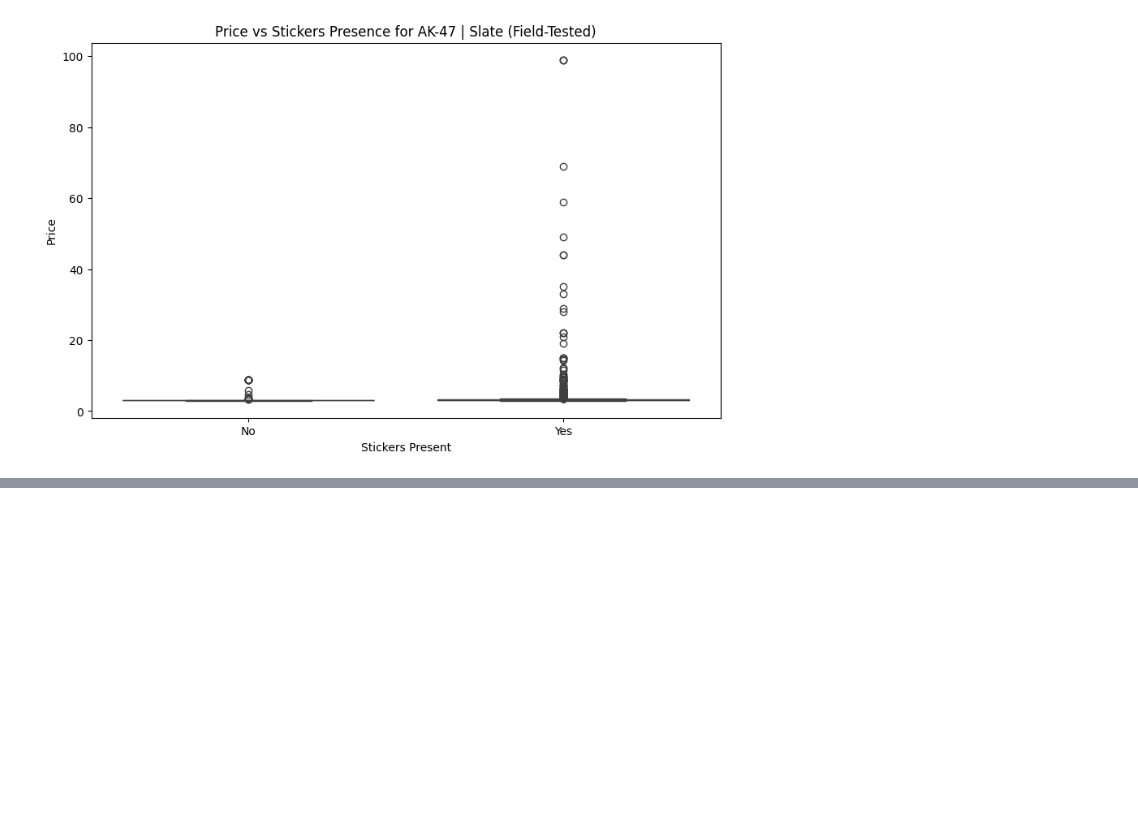
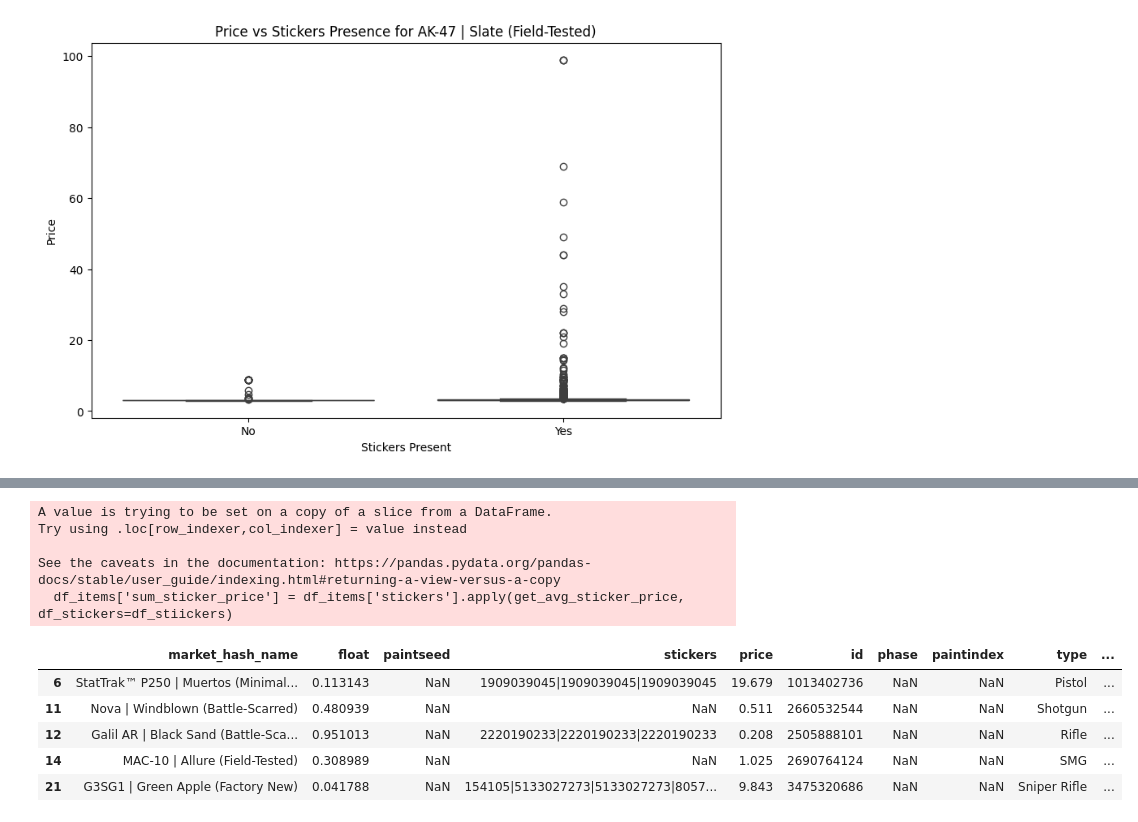
Before and after one commit to marchanyanehu/ml_skins, a Jupyter notebook: ml/main.ipynb, the cells around one changed output, grey strips where cells are left out. Saved outputs shown, nothing was run; the diff lists cells and outputs as text; code cells hidden in the pictures; blank space fills up the shorter version.

```diff
--- a/ml/main.ipynb
+++ b/ml/main.ipynb
@@ -449,11 +448,23 @@ df_steam
 # %%
-# def get_avg_sticker_price(sticker_ids, df_stickers):
-# 	if pd.isna(sticker_ids):
-# 		return 0
-# 	ids = sticker_ids.split('|')
-# 	prices = df_stickers[df_stickers['id'].isin(map(int, ids))]['avg_price']
-# 	return prices.sum() if not prices.empty else 0
+def get_avg_sticker_price(sticker_ids, df_stickers):
+	if pd.isna(sticker_ids):
+		return 0
+	ids = sticker_ids.split('|')
+	prices = df_stickers[df_stickers['id'].isin(map(int, ids))]['avg_price']
+	return prices.sum() if not prices.empty else 0
 
-# df_items['sum_sticker_price'] = df_items['stickers'].apply(get_avg_sticker_price, df_stickers=df_stiickers)
-# df_items.head()
+df_items['sum_sticker_price'] = df_items['stickers'].apply(get_avg_sticker_price, df_stickers=df_stiickers)
+df_items.head()
+# %% [output]
+A value is trying to be set on a copy of a slice from a DataFrame.
+Try using .loc[row_indexer,col_indexer] = value instead
+
+See the caveats in the documentation: https://pandas.pydata.org/pandas-docs/stable/user_guide/indexing.html#returning-a-view-versus-a-copy
+  df_items['sum_sticker_price'] = df_items['stickers'].apply(get_avg_sticker_price, df_stickers=df_stiickers)
+|  | market_hash_name | float | paintseed | stickers | price | id | phase | paintindex | type | ... |
+| 6 | StatTrak™ P250 | Muertos (Minimal... | 0.113143 | NaN | 1909039045|1909039045|1909039045 | 19.679 | 1013402736 | NaN | NaN | Pistol | ... |
+| 11 | Nova | Windblown (Battle-Scarred) | 0.480939 | NaN | NaN | 0.511 | 2660532544 | NaN | NaN | Shotgun | ... |
+| 12 | Galil AR | Black Sand (Battle-Sca... | 0.951013 | NaN | 2220190233|2220190233|2220190233 | 0.208 | 2505888101 | NaN | NaN | Rifle | ... |
+| 14 | MAC-10 | Allure (Field-Tested) | 0.308989 | NaN | NaN | 1.025 | 2690764124 | NaN | NaN | SMG | ... |
+| 21 | G3SG1 | Green Apple (Factory New) | 0.041788 | NaN | 154105|5133027273|5133027273|8057... | 9.843 | 3475320686 | NaN | NaN | Sniper Rifle | ... |
 # %%
```
Also changed, not shown: parts of 24 cells of this notebook.
